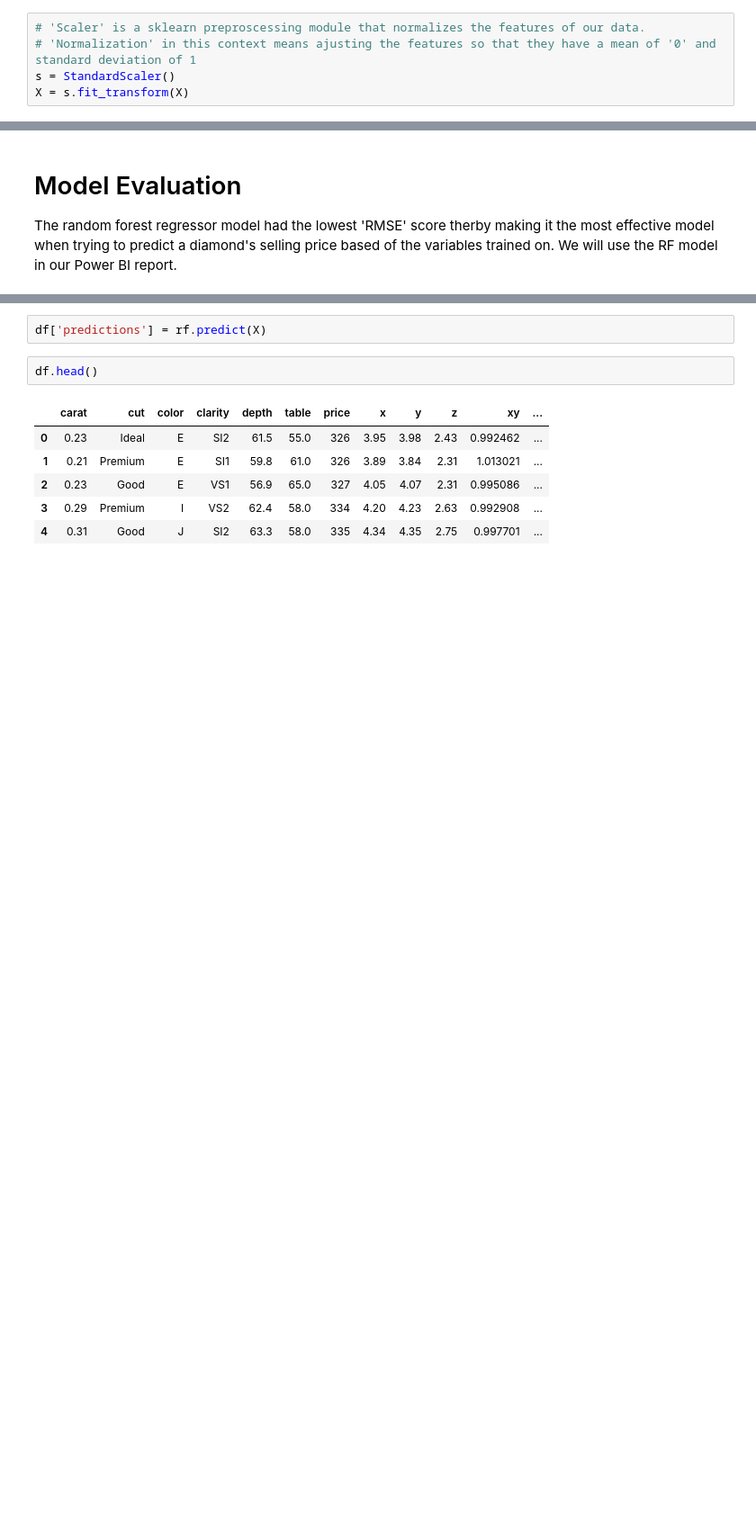
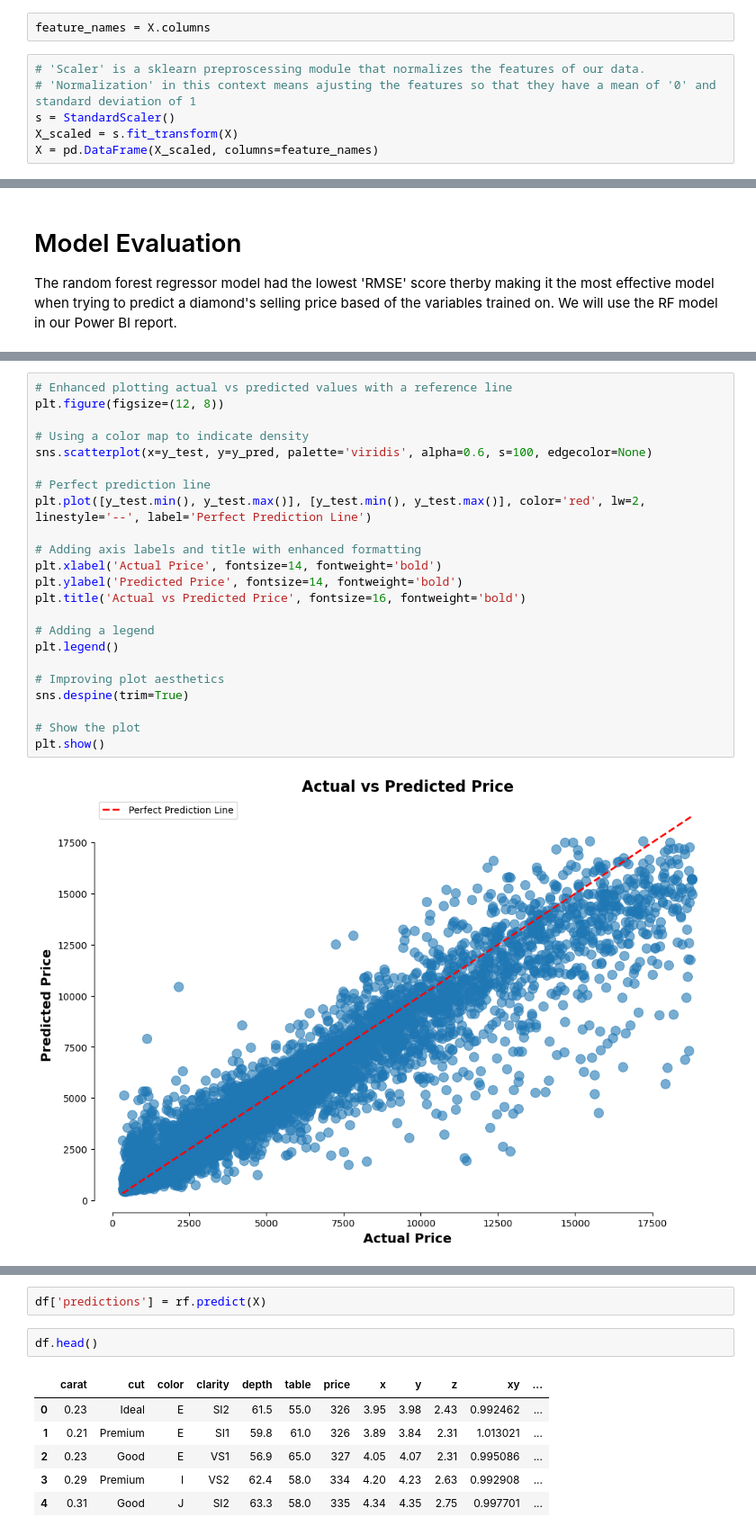
Before and after one commit to connor-hanan/diamond_price_prediction, a Jupyter notebook: resources/project_notebook.ipynb, the cells around one changed output, grey strips where cells are left out. Shown: that part at 90% size. Saved outputs shown, nothing was run; the diff lists cells and outputs as text; blank space fills up the shorter version.

```diff
--- a/resources/project_notebook.ipynb
+++ b/resources/project_notebook.ipynb
@@ -149,8 +158,11 @@ d_df.head() # True & False = 1 & 0
+# %%
+feature_names = X.columns
 # %%
 # 'Scaler' is a sklearn preproscessing module that normalizes the features of our data.
 # 'Normalization' in this context means ajusting the features so that they have a mean of '0' and standard deviation of 1
 s = StandardScaler()
-X = s.fit_transform(X)
+X_scaled = s.fit_transform(X)
+X = pd.DataFrame(X_scaled, columns=feature_names)
 # %%
 X_train, X_test, y_train, y_test = train_model(X, y)
 # %%
@@ -228,0 +266,25 @@ df.to_csv(f"{directory_path}\\{processed_data}", index=False)
+# %%
+# Enhanced plotting actual vs predicted values with a reference line
+plt.figure(figsize=(12, 8))
+
+# Using a color map to indicate density
+sns.scatterplot(x=y_test, y=y_pred, palette='viridis', alpha=0.6, s=100, edgecolor=None)
+
+# Perfect prediction line
+plt.plot([y_test.min(), y_test.max()], [y_test.min(), y_test.max()], color='red', lw=2, linestyle='--', label='Perfect Prediction Line')
+
+# Adding axis labels and title with enhanced formatting
+plt.xlabel('Actual Price', fontsize=14, fontweight='bold')
+plt.ylabel('Predicted Price', fontsize=14, fontweight='bold')
+plt.title('Actual vs Predicted Price', fontsize=16, fontweight='bold')
+
+# Adding a legend
+plt.legend()
+
+# Improving plot aesthetics
+sns.despine(trim=True)
+
+# Show the plot
+plt.show()
+# %% [output]
+[figure, added]
```
Also changed, not shown: parts of 18 cells of this notebook, 7 other files.
